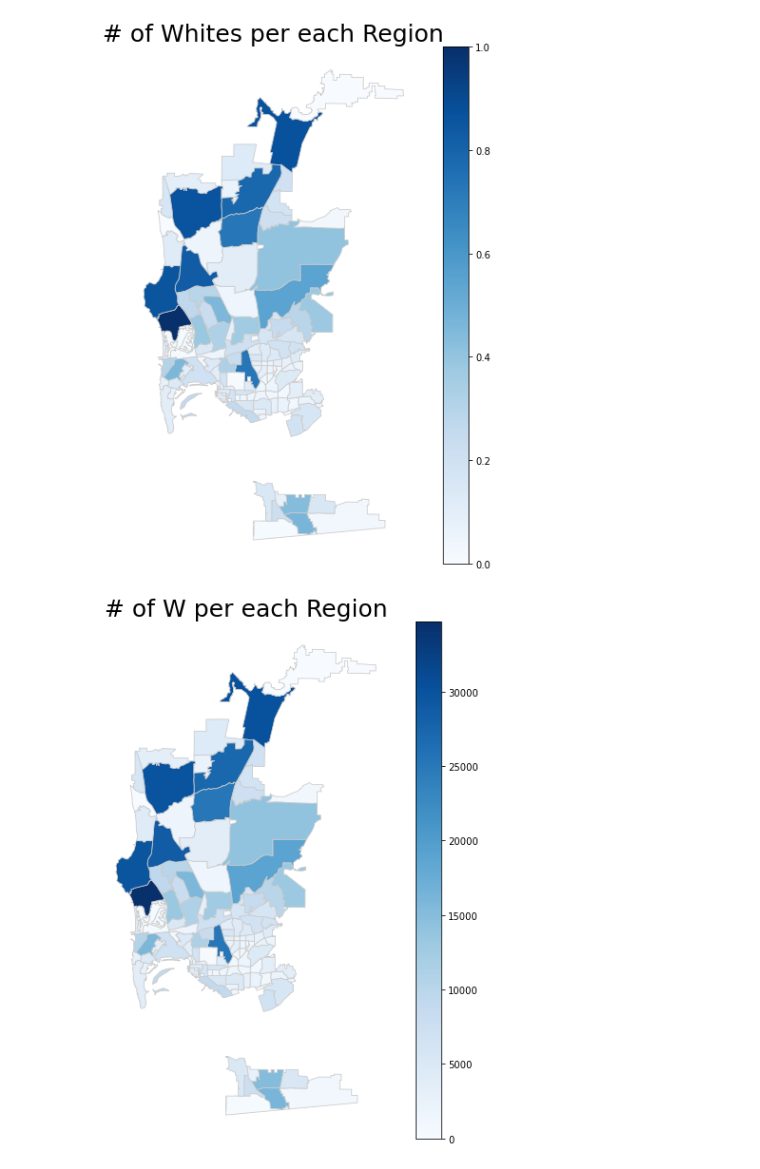
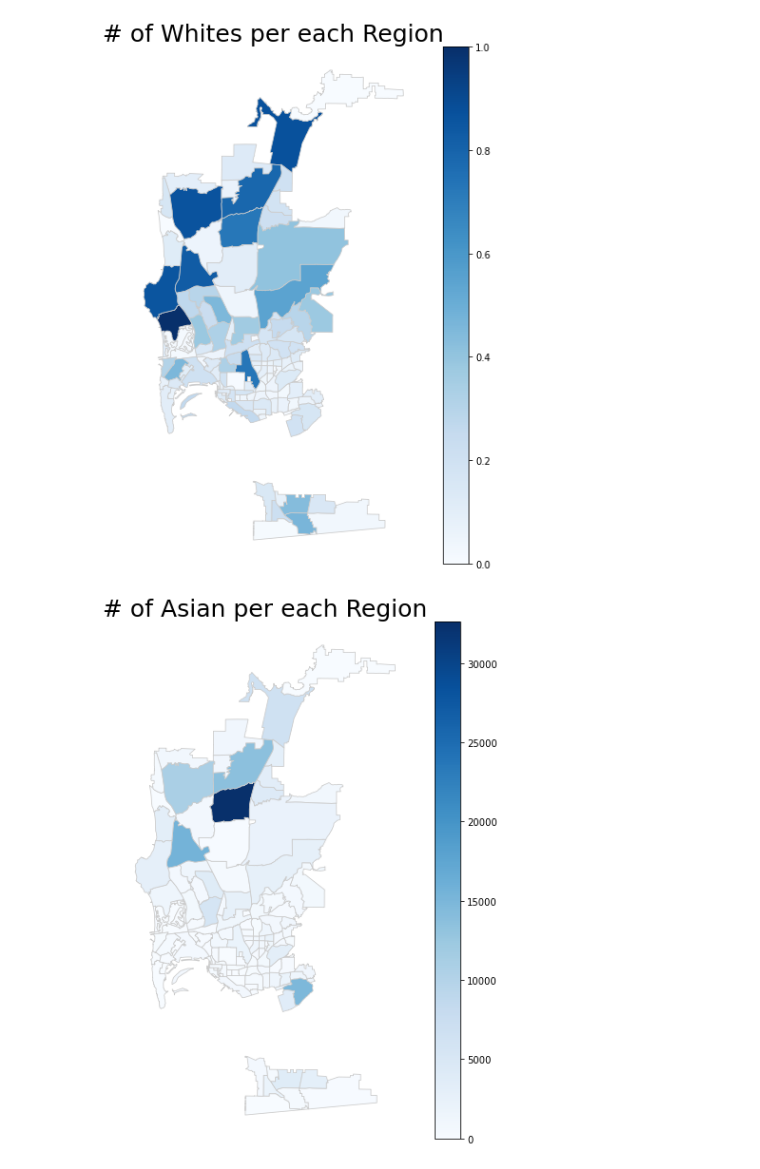
Before and after one commit to tevans-barton/Fair-Policing-Capstone, a Jupyter notebook: notebooks/heatmaps.ipynb, the cells around one changed output. Cells and saved outputs as stored; diff of their text form; code cells hidden in the pictures.

```diff
--- a/notebooks/heatmaps.ipynb
+++ b/notebooks/heatmaps.ipynb
@@ -135,6 +203,6 @@ def make_merged():
 def roundup(x):
     return x if x % 100 == 0 else x + 100 - x % 100
 # %%
-population_heat(heat,'W')
+population_heat(heat,'Asian')
 # %% [output]
-[figure, old version]
+[figure, new version]
```
Also changed, not shown: parts of 12 cells of this notebook.
